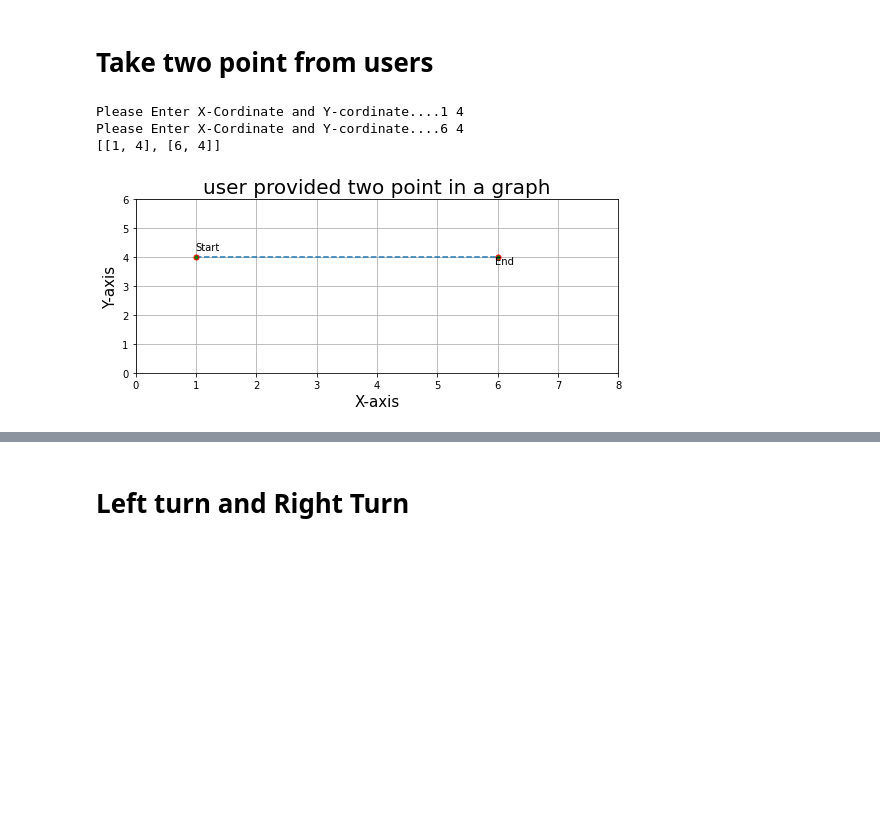
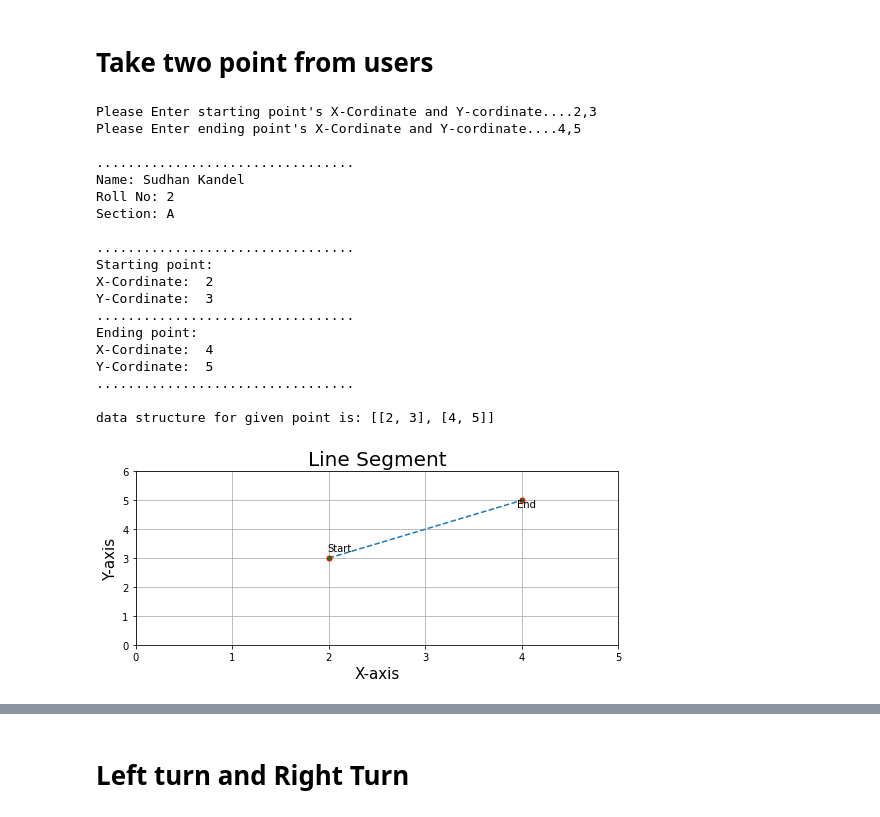
Before and after one commit to sudhankandel/CG-lab, a Jupyter notebook: Lab -1,2,3,4,5.ipynb, the cells around one changed output, grey strips where cells are left out. Cells and saved outputs as stored; diff of their text form; code cells hidden in the pictures; blank space fills up the shorter version.

```diff
--- a/Lab -1,2,3,4,5.ipynb
+++ b/Lab -1,2,3,4,5.ipynb
@@ -33,41 +46,66 @@ The given point is  [1, 3]
 # Take two point  from users
 # %%
 from matplotlib import pyplot as plt
-class Line:
+class Linesegment:
     @classmethod
     def input_point(self):
         points=[]
-        for i in range(2):
-            x,y=input("Please Enter X-Cordinate and Y-cordinate....").split()
+        for i in ['starting','ending']:
+            x,y=input("Please Enter "+i+" point's X-Cordinate and Y-cordinate....").split(',')
             x=int(x)
             y=int(y)
             points.append([x,y])
-        print(points)
-        return points
+        self.displayinfo(points)
     @classmethod
-    def visualization(self):
+    def displayinfo(self,points):
+        print("\n.................................")
+        print("Name: Sudhan Kandel","\nRoll No: 2","\nSection: A")
+        print("\n.................................")
+        print("Starting point:", "\nX-Cordinate: ",points[0][0],"\nY-Cordinate: ",points[0][1])
+        print(".................................")
+        print("Ending point:", "\nX-Cordinate: ",points[1][0],"\nY-Cordinate: ",points[1][1])
+        print(".................................")
+        print("\ndata structure for given point is:",points)
+        self.visualization(points)
+
+    @classmethod
+    def visualization(self,point):
         plt.rcParams["figure.figsize"] = [7.50, 3.50]
         plt.rcParams["figure.autolayout"] = True
-        point=self.input_point()
         point1=point[0]
         point2=point[1]
         x_values = [point1[0], point2[0]]
         y_values = [point1[1], point2[1]]
         plt.grid()
-        plt.xlim(0,max(x_values)+2)
-        plt.ylim(0,max(y_values)+2)
+        plt.xlim(0,max(x_values)+1)
+        plt.ylim(0,max(y_values)+1)
         plt.plot(x_values, y_values, linestyle="--", marker="o", markersize=5, markeredgecolor="red", markerfacecolor="green")
         plt.text(point1[0]-0.015, point1[1]+0.25, "Start")
         plt.text(point2[0]-0.050, point2[1]-0.25, "End")
-        plt.title("user provided two point in a graph",fontdict={'fontsize':20})
+        plt.title("Line Segment",fontdict={'fontsize':20})
         plt.xlabel("X-axis",fontdict={'fontsize':15})
         plt.ylabel("Y-axis",fontdict={'fontsize':15})
-        plt.savefig('line.png')
+        plt.savefig('linesegment.png')
         plt.show()
-
-Line.visualization()
+Linesegment.input_point()
 # %% [output]
-Please Enter X-Cordinate and Y-cordinate....1 4
-Please Enter X-Cordinate and Y-cordinate....6 4
-[[1, 4], [6, 4]]
+Please Enter starting point's X-Cordinate and Y-cordinate....2,3
+Please Enter ending point's X-Cordinate and Y-cordinate....4,5
+
+.................................
+Name: Sudhan Kandel
+Roll No: 2
+Section: A
+
+.................................
+Starting point:
+X-Cordinate:  2
+Y-Cordinate:  3
+.................................
+Ending point:
+X-Cordinate:  4
+Y-Cordinate:  5
+.................................
+
+data structure for given point is: [[2, 3], [4, 5]]
-[figure, old version]
+[figure, new version]
```
Also changed, not shown: parts of 7 cells of this notebook, 5 other files.
